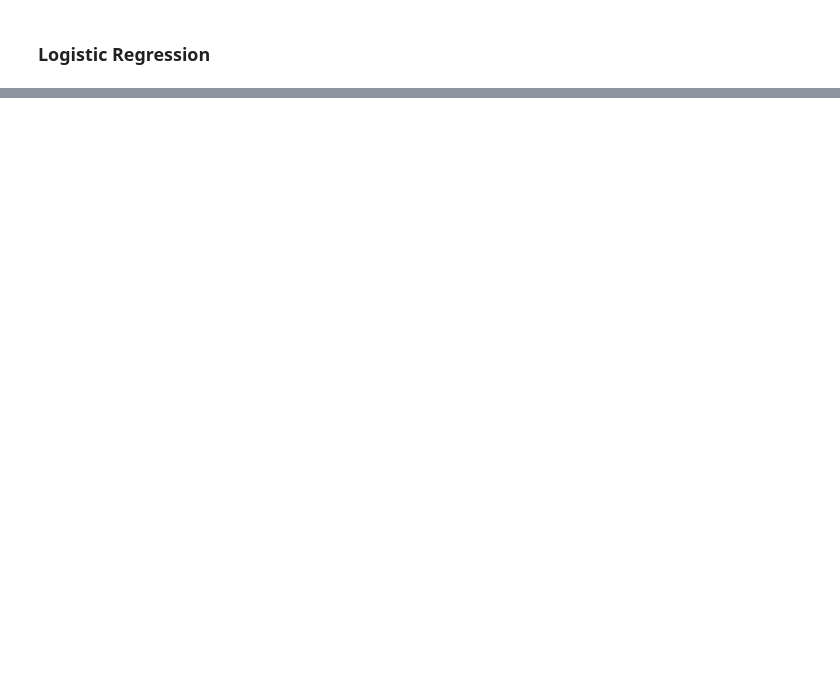
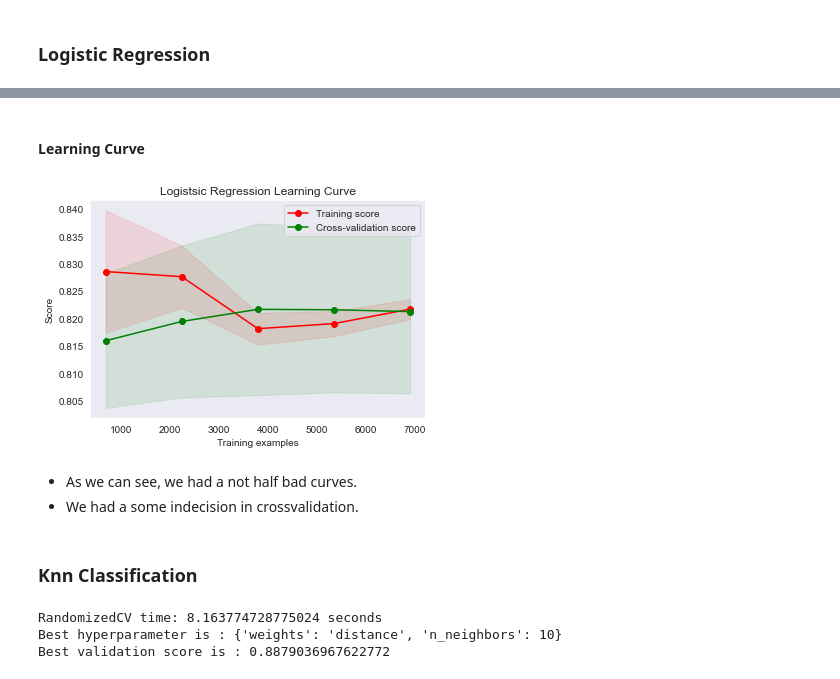
Before and after one commit to erdmkbc/Machine-Learning-Tutorial, a Jupyter notebook: Learning_Algorithms/Supervised_Learning/Classification/Stroke_Prediction/Stroke_prediction.ipynb, the cells around one changed output, grey strips where cells are left out. Drawn from its saved outputs; the diff is of its cells as text; code cells hidden in the pictures; blank space fills up the shorter version.

```diff
--- a/Learning_Algorithms/Supervised_Learning/Classification/Stroke_Prediction/Stroke_prediction.ipynb
+++ b/Learning_Algorithms/Supervised_Learning/Classification/Stroke_Prediction/Stroke_prediction.ipynb
@@ -918,0 +838,36 @@ confmatrix_visiulazation(cm , algorithms)
+# %% [markdown]
+#### Learning Curve
+# %%
+#!pip install scikit-plot
+from scikitplot.estimators import plot_learning_curve
+plot_learning_curve(lr, X_train, y_train, cv = 10, scoring = 'f1')
+plt.title('Logistsic Regression Learning Curve' )
+plt.show()
+# %% [output]
+[figure, added]
+# %% [markdown]
+* As we can see, we had a not half bad curves.
+* We had a some indecision in crossvalidation.
+# %% [markdown]
+### Knn Classification
+# %%
+from sklearn.neighbors import KNeighborsClassifier
+knn = KNeighborsClassifier()
+
+# hyperparameters for knn
+grid = {'weights' : ['uniform', 'distance'] , 'n_neighbors' : range(1,30)}
+
+import time
+
+t0 = time.time()
+rs = RandomizedSearchCV(knn, grid, cv = 10)
+rs.fit(X_train, y_train)
+t1 = time.time()
+
+print('RandomizedCV time: {} seconds'.format(t1 - t0))
+print('Best hyperparameter is : {}'.format(rs.best_params_))
+print('Best validation score is : {}'.format(rs.best_score_))
+# %% [output]
+RandomizedCV time: 8.163774728775024 seconds
+Best hyperparameter is : {'weights': 'distance', 'n_neighbors': 10}
+Best validation score is : 0.8879036967622772
```
Also changed, not shown: parts of 73 cells of this notebook.
